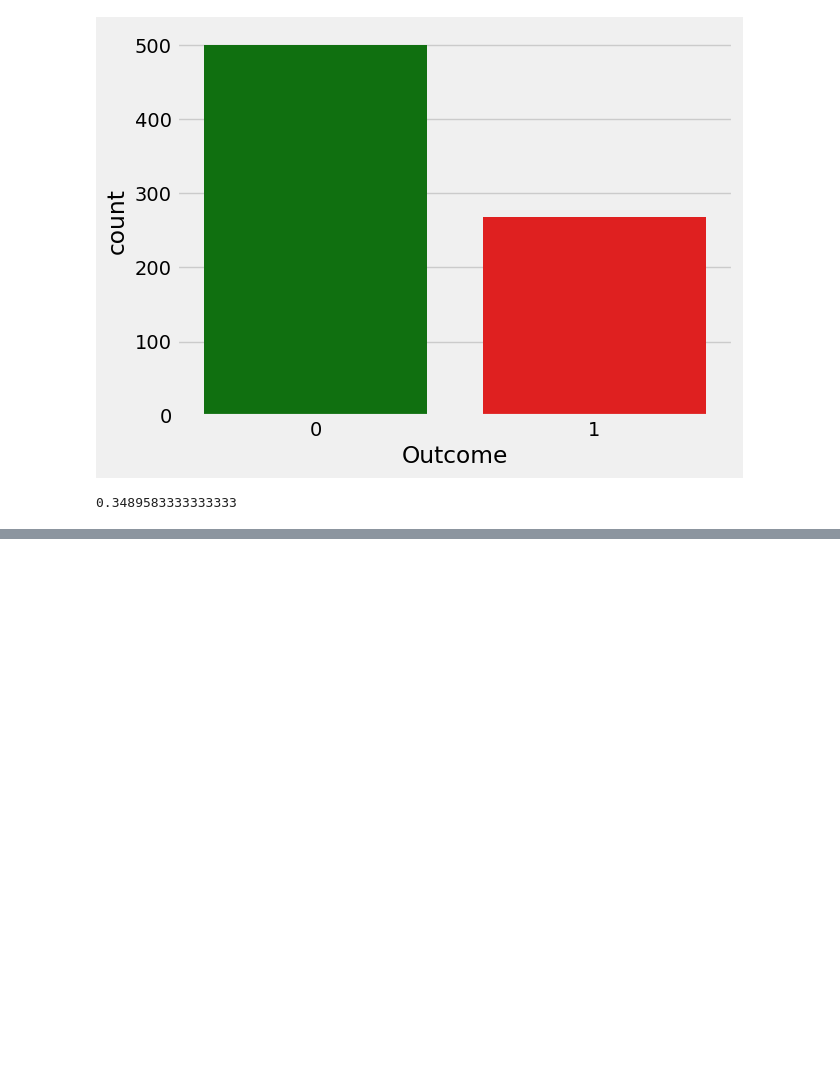
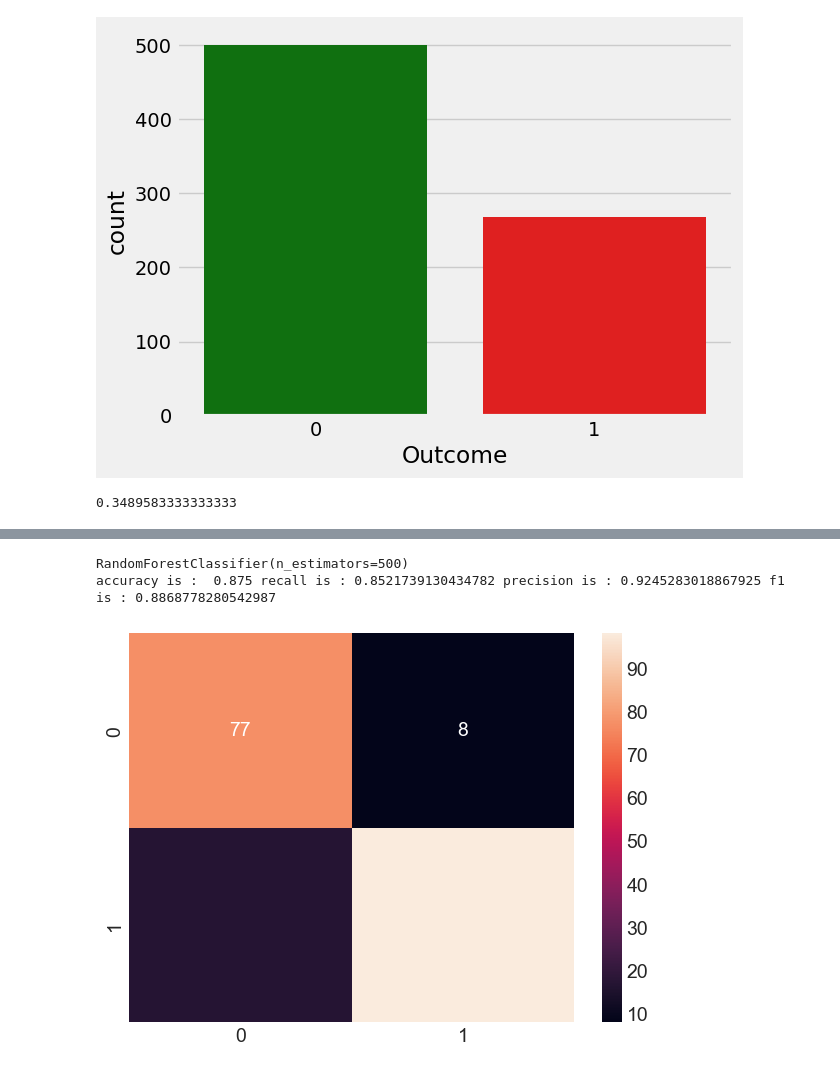
Before and after one commit to shwqialbokhyty-star/my-project, a Jupyter notebook: my_project_ai.ipynb, the cells around one changed output, grey strips where cells are left out. Drawn from its saved outputs; the diff is of its cells as text; code cells hidden in the pictures; blank space fills up the shorter version.

```diff
--- a/my_project_ai.ipynb
+++ b/my_project_ai.ipynb
@@ -151,0 +231,6 @@ maxi.shape  ,mini.shape
+# %%
+cal(model3)
+# %% [output]
+RandomForestClassifier(n_estimators=500)
+accuracy is :  0.875 recall is : 0.8521739130434782 precision is : 0.9245283018867925 f1 is : 0.8868778280542987
+[figure, added]
```
Also changed, not shown: parts of 18 cells of this notebook.
